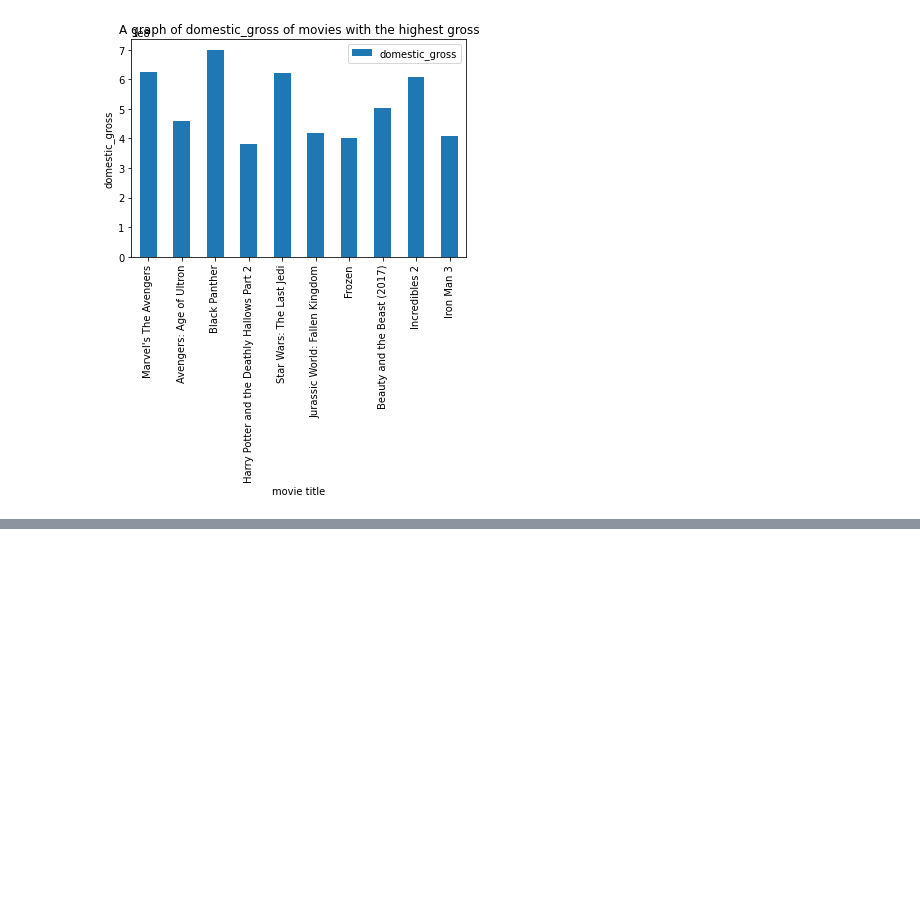
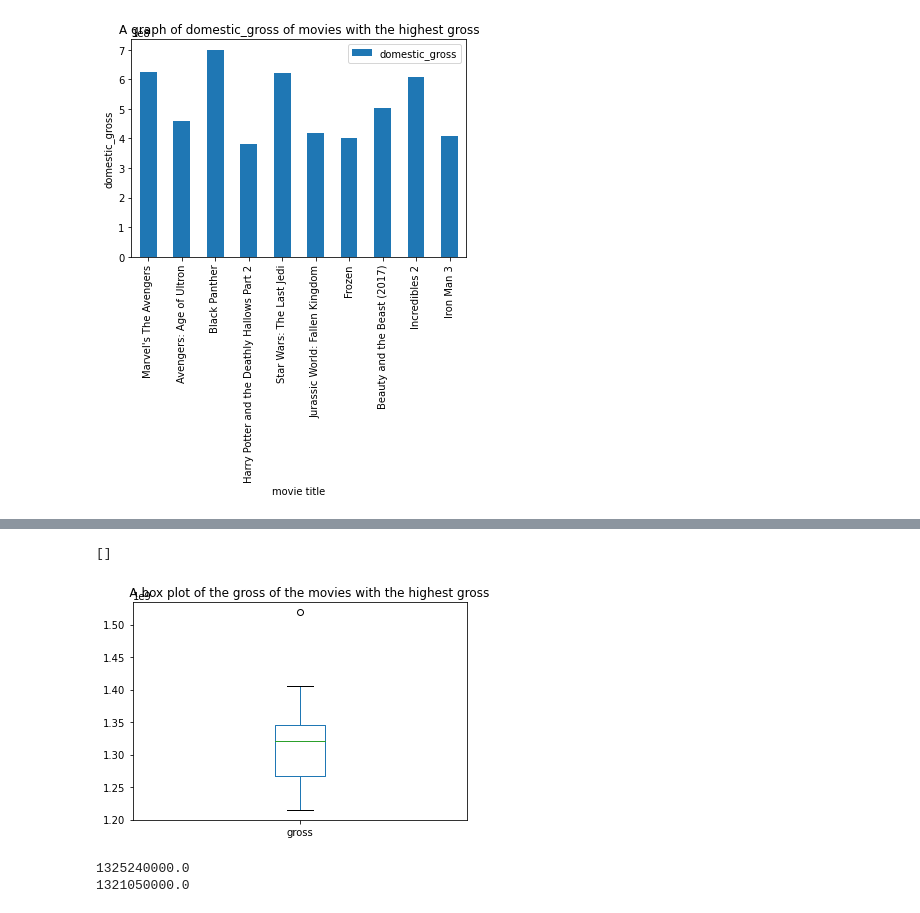
Before and after one commit to aggrey034/projo, a Jupyter notebook: index.ipynb, the cells around one changed output, grey strips where cells are left out. Saved outputs shown, nothing was run; the diff lists cells and outputs as text; code cells hidden in the pictures; blank space fills up the shorter version.

```diff
--- a/index.ipynb
+++ b/index.ipynb
@@ -99,0 +114,17 @@ plt.plot()
+# %%
+# graphical representation of the title vs the gross
+df1_top10["gross"].plot(kind="box")
+plt.title ("     A box plot of the gross of the movies with the highest gross")
+plt.plot()
+# %% [output]
+[]
+[figure, added]
+# %%
+#finding the mean and median
+df1_mean=df1_top10["gross"].mean()
+print(df1_mean)
+df1_median=df1_top10["gross"].median()
+print(df1_median)
+# %% [output]
+1325240000.0
+1321050000.0
```
Also changed, not shown: parts of 11 cells of this notebook.
